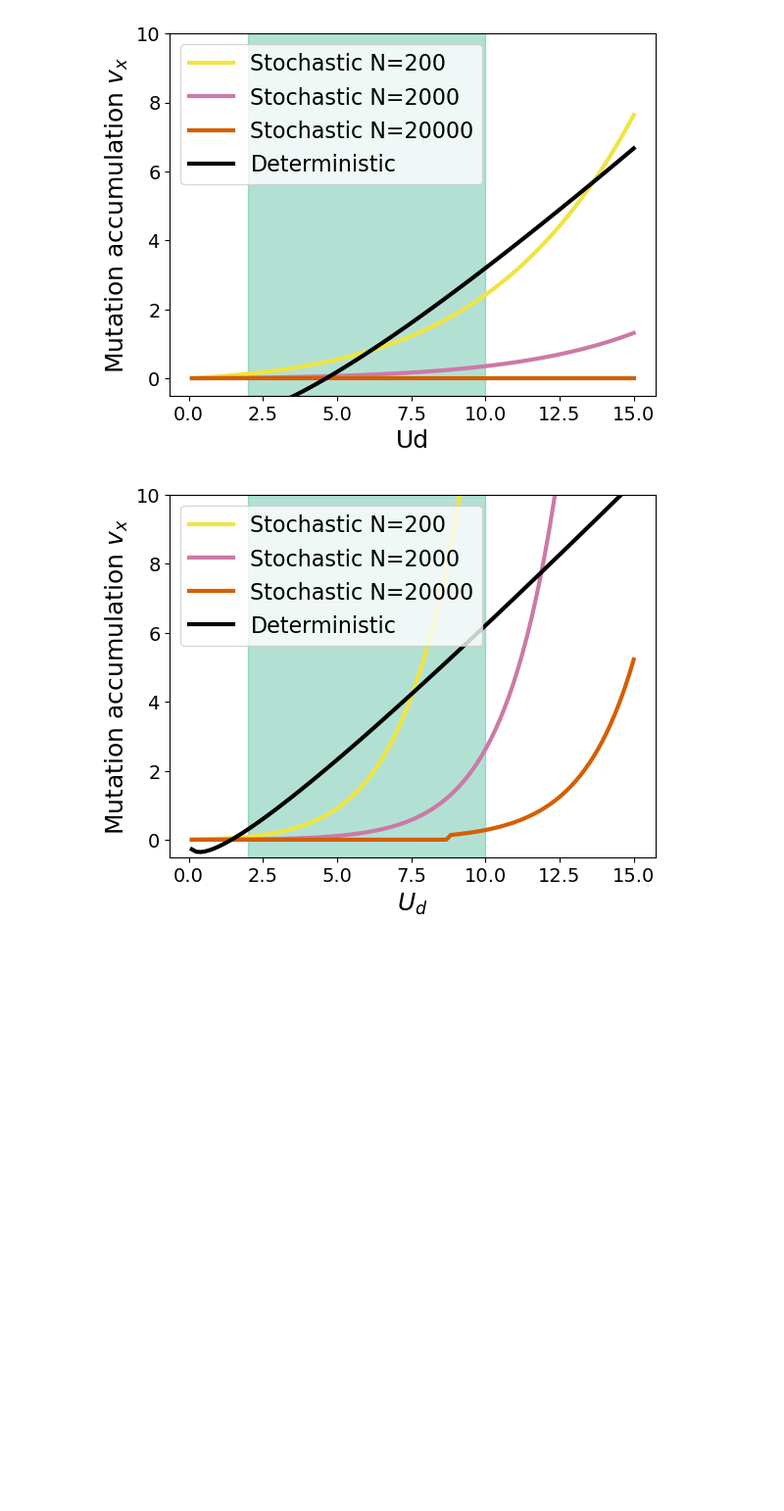
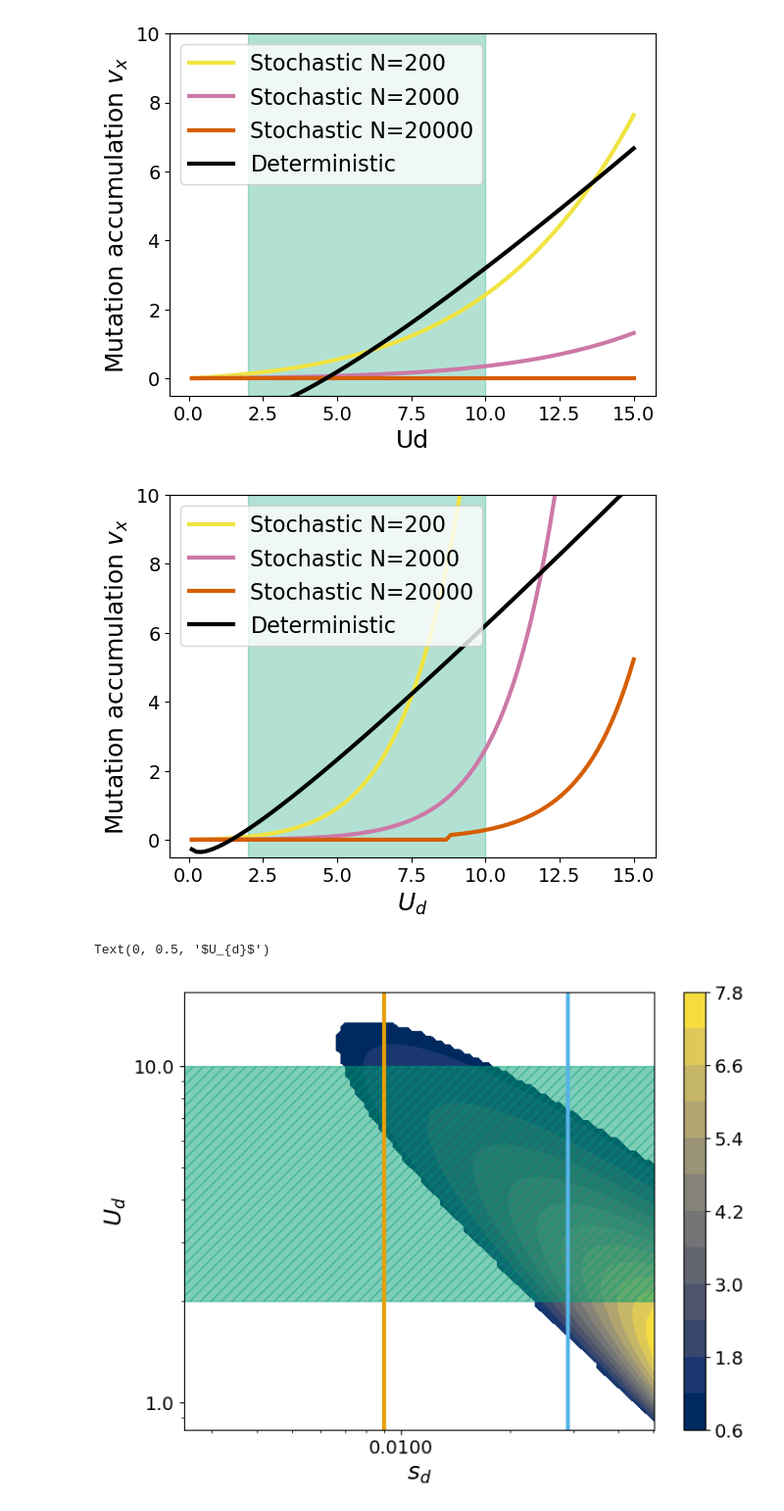
Before and after one commit to ulisesjiu/HighUd_mutationaccumulation, a Jupyter notebook: PfixDFE.ipynb, the cells around one changed output. Shown at 98% size. Cells and saved outputs as stored; diff of their text form; code cells hidden in the pictures; blank space fills up the shorter version.

```diff
--- a/PfixDFE.ipynb
+++ b/PfixDFE.ipynb
@@ -82,6 +82,13 @@ def calculate_deterministic_contribution(Ud, sh):
 def find_Udroot_deterministic(sd, x0):
   result = fsolve(lambda Ud: calculate_deterministic_contribution(Ud, sd), x0)
   return result
+
+#Next function has to be zero to find the point where deterministic and stochastic accumulation equals each other
+def calculate_ratio_equation(Ud, sd, totallinkageblocks, chromosomenumber, N):
+  deterministic_accumulation = calculate_deterministic_accumulation(Ud, sd)
+  stochastic_accumulation = calculate_stochastic_accumulation(Ud, sd, totallinkageblocks, chromosomenumber, N)
+  difference = deterministic_accumulation/stochastic_accumulation
+  return difference
 # %%
 #Roots for the deterministic accumulation equation
 
@@ -157,3 +164,30 @@ plt.axvspan(humanUd[0], humanUd[1], color=Udcolor, alpha=0.3)
 plt.savefig('graphs/Boykosd_mutationaccumulation.png', dpi=300)
 # %% [output]
 [figure]
+# %%
+sd_vector = np.logspace(-2.6, -1.3, 100)
+minlog10Udroot = np.log10(min(Udroot1))
+maxlog10Udroot = np.log10(max(Udroot1))
+Ud_vector = np.logspace(minlog10Udroot, maxlog10Udroot, 100)
+sd, Ud = np.meshgrid(sd_vector, Ud_vector)
+
+vRatio = np.vectorize(calculate_ratio_equation)
+ratio_stoch_det_N1 = vRatio(Ud, sd, totallinkageblocks, chromosomenumber, N1)
+ratio_stoch_det_N1 = np.ma.masked_less(ratio_stoch_det_N1, 1.0)
+
+# Contour plot for small population size N1
+plt.figure(figsize=(8, 6))
+contourf = plt.contourf(sd, Ud, ratio_stoch_det_N1, levels=10, cmap='cividis')  # filled contours
+plt.colorbar(contourf)  # Add a color bar to show the scale
+plt.axvline(x = Kimetalsd, color = Kimcolor, label = 'Kim')
+plt.axvline(x = Boykoetalsd, color = Boykocolor, label = 'Boyko')
+plt.axhspan(humanUd[0], humanUd[1], color=Udcolor, alpha=0.5, hatch="///")
+plt.xscale('log')
+plt.yscale('log')
+plt.gca().xaxis.set_major_formatter(ScalarFormatter())
+plt.gca().yaxis.set_major_formatter(ScalarFormatter())
+plt.xlabel(r"$s_{d}$")
+plt.ylabel(r"$U_{d}$")
+# %% [output]
+Text(0, 0.5, '$U_{d}$')
+[figure, added]
```
Also changed, not shown: parts of 2 cells of this notebook, 29 other files.
